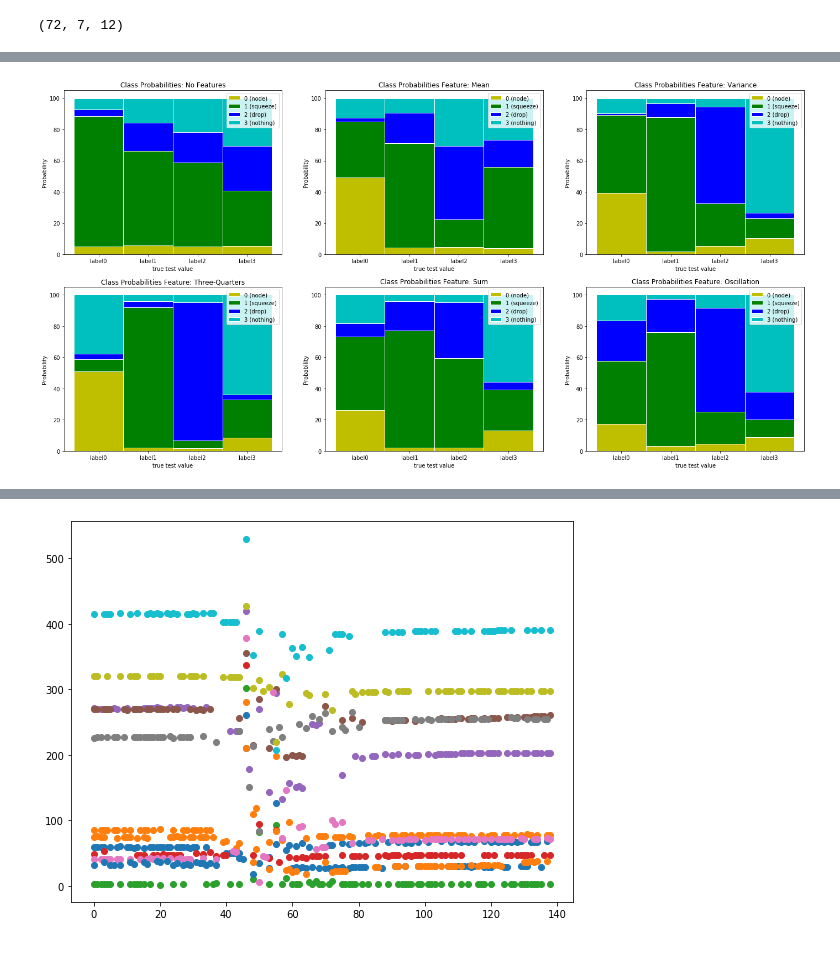
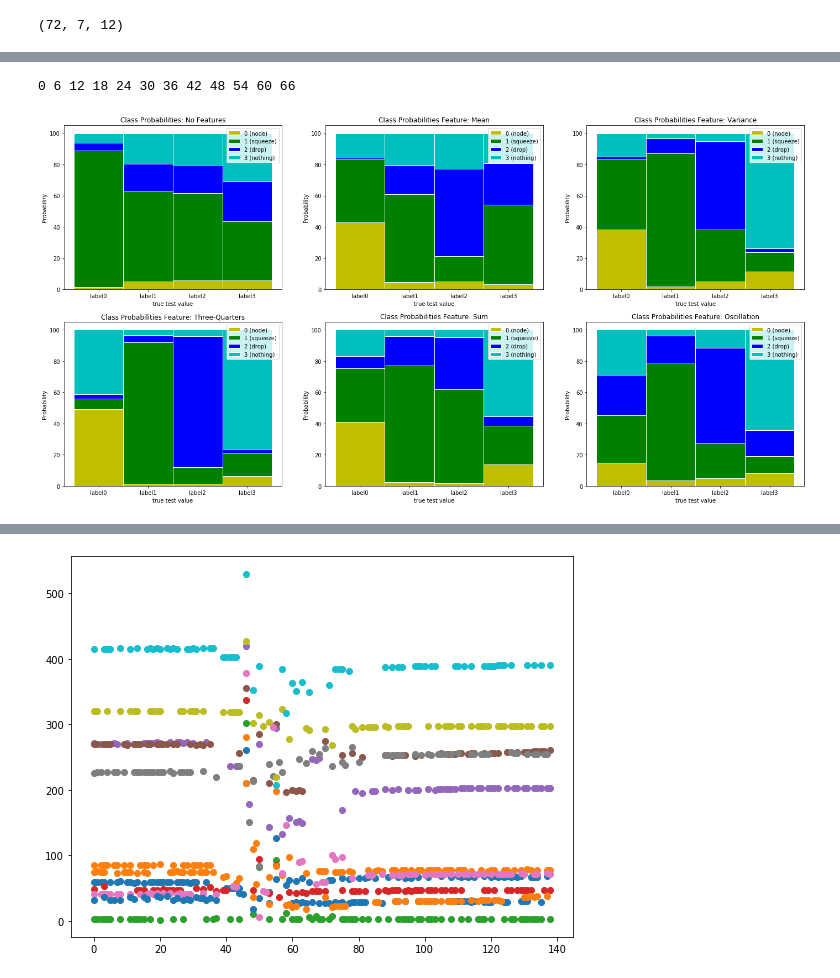
Before and after one commit to yash181/Tensegrity-HRI, a Jupyter notebook: Data_sala/sala Probability.ipynb, the cells around one changed output, grey strips where cells are left out. Cells and saved outputs as stored; diff of their text form; code cells hidden in the pictures.

```diff
--- a/Data_sala/sala Probability.ipynb
+++ b/Data_sala/sala Probability.ipynb
@@ -174,11 +183,12 @@ array([[3.29477303e-01, 1.51271316e-01, 2.15540926e-01, 2.19025289e-01,
 # %%
+# Turn 3D array into 2D array
+
 def two_d(data):
     len_data, num_cols, num_points = np.shape(data)
     data_new = np.zeros((len_data, num_cols*num_points))
     for i in range(len_data):
         current = data[i]
-        for k in range(num_points):
-            for j in range(num_cols):
-                data_new[i][j*num_cols+k*num_points] = current[j][k]
-                print(data_new[i])
+        for j in range(num_cols):
+            for k in range(num_points):
+                data_new[i][num_points*j+k] = current[j][k]
     return data_new
@@ -206,12 +194,0 @@ IndexError: index 90 is out of bounds for axis 0 with size 84
-# %%
-# Turn 3D array into 2D array. Put features together later if possible?
-
-def two_d(data):
-    len_data, num_cols, num_points = np.shape(data)
-    data_new = np.zeros((len_data, num_cols*num_points))
-    for i in range(len_data):
-        current = data[i]
-        for j in range(num_cols):
-            for k in range(num_points):
-                data_new[i][num_points*j+k] = current[j][k]
-    return data_new
@@ -386,11 +343,6 @@ generate_plot(sig_clf_probs2, "Class Probabilities with Maxed Features")
 
 def one_feature(array, feature, three_quarters_percent=0):
     len_dataset, _, number_of_columns = np.shape(array)
-#     if feature == "oscillation":
-#         number_of_columns = 2*number_of_columns
-#         print(number_of_columns)
-#         featured_data = np.zeros((len_dataset,1,24))
-#     else:
     featured_data1 = np.zeros((len_dataset,1,12))
     featured_data2 = np.zeros((len_dataset,1,24))
     for j in range(len_dataset):
@@ -423,7 +375,7 @@ def one_feature(array, feature, three_quarters_percent=0):
         if feature == "oscillation":
             for i in range(12):
                 column = data_point[:,i]
-                a,b = os_feature(maxima(oscillation(column)))
+                a,b = oscillation(max_min(column))
                 D2[0,i] = a
                 D2[0,i+12] = b
         if feature == "oscillation":
@@ -440,43 +392,46 @@ var_data = one_feature(normalized_data, "var")
 os_data = one_feature(normalized_data, "oscillation")
 three_quarters_data = one_feature(normalized_data, "three quarters", .75)
 sum_data = one_feature(normalized_data, "sum")
+os_data = one_feature(normalized_data, "oscillation")
+# %% [output]
+0 6 12 18 24 30 36 42 48 54 60 66
 # %%
 # Feature Comparison, including Cross-Validation
 
 # No features
-clf_probs1,sig_clf_probs1,_,_,_ = train_xvalidation(normalized_data, 32, 100)
+clf_probs1,sig_clf_probs1,_,_,_ = train_xvalidation(normalized_data, 32, 150)
 
 # Feature: mean
-clf_probs2,sig_clf_probs2,_,_,_ = train_xvalidation(mean_data, 32, 100)
+clf_probs2,sig_clf_probs2,_,_,_ = train_xvalidation(mean_data, 32, 150)
 
 # Feature: variance
-clf_probs3,sig_clf_probs3,_,_,_ = train_xvalidation(var_data, 32, 100)
+clf_probs3,sig_clf_probs3,_,_,_ = train_xvalidation(var_data, 32, 150)
 
 # Feature: three quarters (supposedly will distinguish drops from others) by finding out how many data points
 # are less than or equal to 75% of the highest data point
-clf_probs4,sig_clf_probs4,_,_,_ = train_xvalidation(three_quarters_data, 32, 100)
+clf_probs4,sig_clf_probs4,_,_,_ = train_xvalidation(three_quarters_data, 32, 150)
 
 # Feature: sum
-clf_probs5,sig_clf_probs5,_,_,_ = train_xvalidation(sum_data, 32, 100)
+clf_probs5,sig_clf_probs5,_,_,_ = train_xvalidation(sum_data, 32, 150)
 
 # Feature: oscillation
-clf_probs6,sig_clf_probs6,_,_,_ = train_xvalidation(os_data, 32, 100)
+clf_probs6,sig_clf_probs6,_,_,_ = train_xvalidation(os_data, 32, 150)
 
 # Plot probabilities of various features
 
 fig= plt.figure(figsize=(24,12))
 plt.title('Comparison of Features')
 plt.subplot(2,3,1)
 generate_plot(sig_clf_probs1, "Class Probabilities: No Features")
 plt.subplot(2,3, 2)
 generate_plot(sig_clf_probs2, "Class Probabilities Feature: Mean")
 plt.subplot(2,3,3)
 generate_plot(sig_clf_probs3, "Class Probabilities Feature: Variance")
 plt.subplot(2,3,4)
 generate_plot(sig_clf_probs4, "Class Probabilities Feature: Three-Quarters")
 plt.subplot(2,3,5)
 generate_plot(sig_clf_probs5, "Class Probabilities Feature: Sum")
 plt.subplot(2,3,6)
 generate_plot(sig_clf_probs6, "Class Probabilities Feature: Oscillation")
 # %% [output]
-[figure, old version]
+[figure, new version]
```
Also changed, not shown: parts of 30 cells of this notebook, 1 other file.
